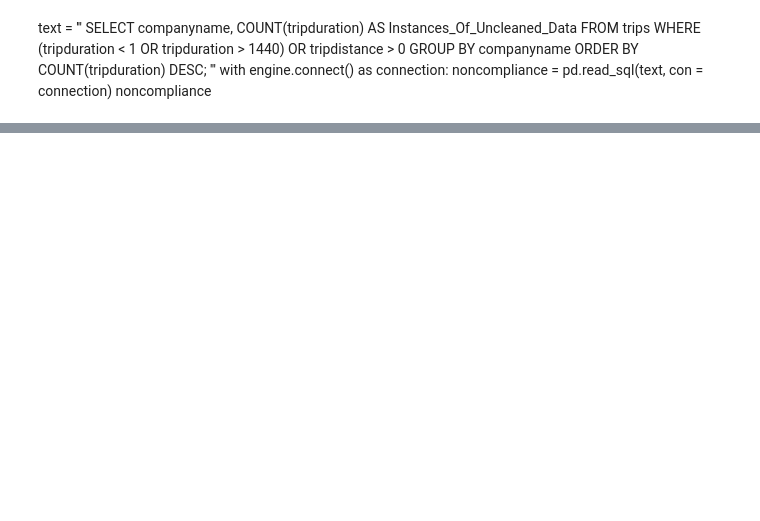
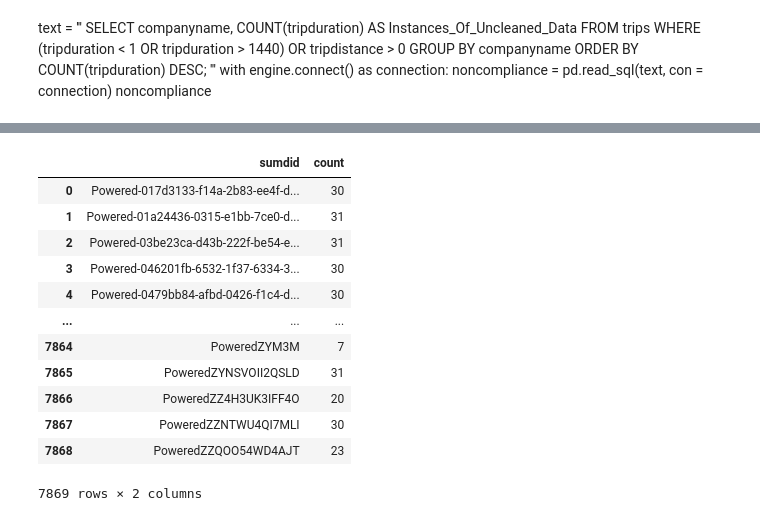
Before and after one commit to NSS-Data-Analytics-Cohort-10/scooters-group-6, a Jupyter notebook: notebook/scooters.ipynb, the cells around one changed output, grey strips where cells are left out. Cells and saved outputs as stored; diff of their text form; code cells hidden in the pictures; blank space fills up the shorter version.

```diff
--- a/notebook/scooters.ipynb
+++ b/notebook/scooters.ipynb
@@ -288,3 +408,17 @@ day_count
 # %%
-max_days= day_count[day_count['count']==day_count['count'].max()]
-max_days
+scooter_days= scooter_count_june.merge(scooter_count_july, how='left')
+scooter_days
+# %% [output]
+|  | sumdid | count |
+| 0 | Powered-017d3133-f14a-2b83-ee4f-d... | 30 |
+| 1 | Powered-01a24436-0315-e1bb-7ce0-d... | 31 |
+| 2 | Powered-03be23ca-d43b-222f-be54-e... | 31 |
+| 3 | Powered-046201fb-6532-1f37-6334-3... | 30 |
+| 4 | Powered-0479bb84-afbd-0426-f1c4-d... | 30 |
+| ... | ... | ... |
+| 7864 | PoweredZYM3M | 7 |
+| 7865 | PoweredZYNSVOII2QSLD | 31 |
+| 7866 | PoweredZZ4H3UK3IFF4O | 20 |
+| 7867 | PoweredZZNTWU4QI7MLI | 30 |
+| 7868 | PoweredZZQOO54WD4AJT | 23 |
+7869 rows × 2 columns
```
Also changed, not shown: parts of 21 cells of this notebook.
